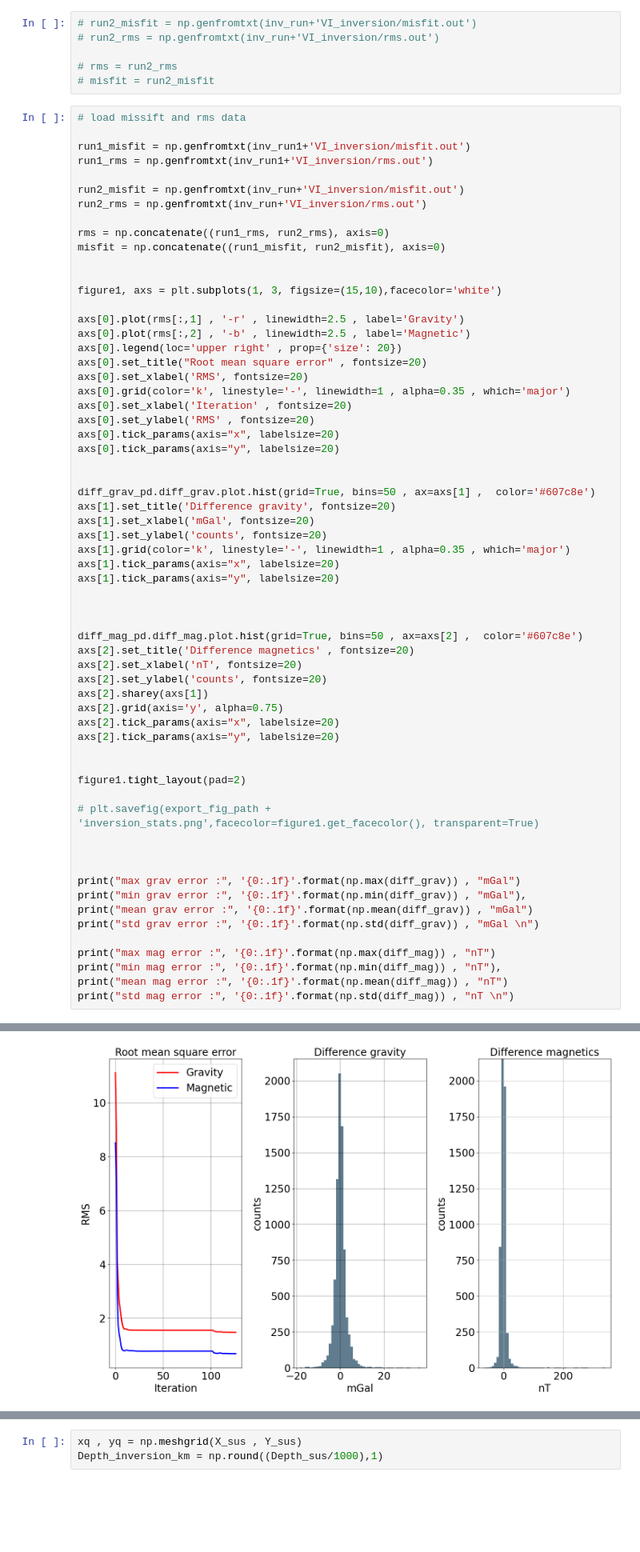
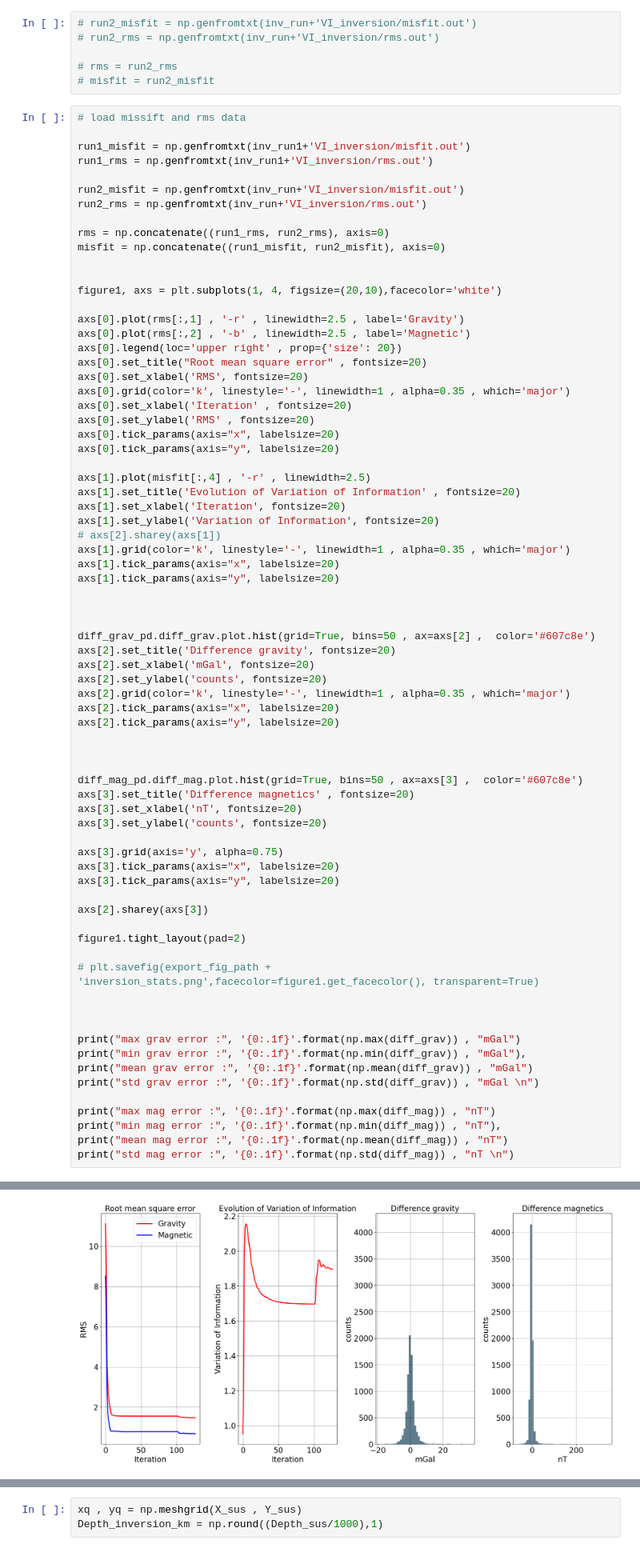
Before and after one commit to MaximilianLowe/VI_inversion_WSB_TAM_JGRse, a Jupyter notebook: Illustrate_VI_inversion_results.ipynb, the cells around one changed output, grey strips where cells are left out. Shown at 80% size. Saved outputs shown, nothing was run; the diff lists cells and outputs as text; blank space fills up the shorter version.

Commit message:
adding variation of information plot

```diff
--- a/Illustrate_VI_inversion_results.ipynb
+++ b/Illustrate_VI_inversion_results.ipynb
@@ -117,7 +117,7 @@ rms = np.concatenate((run1_rms, run2_rms), axis=0)
 misfit = np.concatenate((run1_misfit, run2_misfit), axis=0)
 
 
-figure1, axs = plt.subplots(1, 3, figsize=(15,10),facecolor='white')
+figure1, axs = plt.subplots(1, 4, figsize=(20,10),facecolor='white')
 
 axs[0].plot(rms[:,1] , '-r' , linewidth=2.5 , label='Gravity')
 axs[0].plot(rms[:,2] , '-b' , linewidth=2.5 , label='Magnetic')
@@ -130,53 +130,64 @@ axs[0].set_ylabel('RMS' , fontsize=20)
 axs[0].tick_params(axis="x", labelsize=20)
 axs[0].tick_params(axis="y", labelsize=20)
 
-
-diff_grav_pd.diff_grav.plot.hist(grid=True, bins=50 , ax=axs[1] ,  color='#607c8e')
-axs[1].set_title('Difference gravity', fontsize=20)
-axs[1].set_xlabel('mGal', fontsize=20)
-axs[1].set_ylabel('counts', fontsize=20)
+axs[1].plot(misfit[:,4] , '-r' , linewidth=2.5)
+axs[1].set_title('Evolution of Variation of Information' , fontsize=20)
+axs[1].set_xlabel('Iteration', fontsize=20)
+axs[1].set_ylabel('Variation of Information', fontsize=20)
+# axs[2].sharey(axs[1])
 axs[1].grid(color='k', linestyle='-', linewidth=1 , alpha=0.35 , which='major')
 axs[1].tick_params(axis="x", labelsize=20)
 axs[1].tick_params(axis="y", labelsize=20)
 
 
 
-diff_mag_pd.diff_mag.plot.hist(grid=True, bins=50 , ax=axs[2] ,  color='#607c8e')
-axs[2].set_title('Difference magnetics' , fontsize=20)
-axs[2].set_xlabel('nT', fontsize=20)
+diff_grav_pd.diff_grav.plot.hist(grid=True, bins=50 , ax=axs[2] ,  color='#607c8e')
+axs[2].set_title('Difference gravity', fontsize=20)
+axs[2].set_xlabel('mGal', fontsize=20)
 axs[2].set_ylabel('counts', fontsize=20)
-axs[2].sharey(axs[1])
-axs[2].grid(axis='y', alpha=0.75)
+axs[2].grid(color='k', linestyle='-', linewidth=1 , alpha=0.35 , which='major')
 axs[2].tick_params(axis="x", labelsize=20)
 axs[2].tick_params(axis="y", labelsize=20)
 
+
+
+diff_mag_pd.diff_mag.plot.hist(grid=True, bins=50 , ax=axs[3] ,  color='#607c8e')
+axs[3].set_title('Difference magnetics' , fontsize=20)
+axs[3].set_xlabel('nT', fontsize=20)
+axs[3].set_ylabel('counts', fontsize=20)
+
+axs[3].grid(axis='y', alpha=0.75)
+axs[3].tick_params(axis="x", labelsize=20)
+axs[3].tick_params(axis="y", labelsize=20)
+
+axs[2].sharey(axs[3])
 
 figure1.tight_layout(pad=2)
 
 # plt.savefig(export_fig_path + 'inversion_stats.png',facecolor=figure1.get_facecolor(), transparent=True)
 
 
 
 print("max grav error :", '{0:.1f}'.format(np.max(diff_grav)) , "mGal")
 print("min grav error :", '{0:.1f}'.format(np.min(diff_grav)) , "mGal"),
 print("mean grav error :", '{0:.1f}'.format(np.mean(diff_grav)) , "mGal")
 print("std grav error :", '{0:.1f}'.format(np.std(diff_grav)) , "mGal \n")
 
 print("max mag error :", '{0:.1f}'.format(np.max(diff_mag)) , "nT")
 print("min mag error :", '{0:.1f}'.format(np.min(diff_mag)) , "nT"),
 print("mean mag error :", '{0:.1f}'.format(np.mean(diff_mag)) , "nT")
 print("std mag error :", '{0:.1f}'.format(np.std(diff_mag)) , "nT \n")
 # %% [output]
 max grav error : 36.6 mGal
 min grav error : -18.4 mGal
 mean grav error : 0.1 mGal
 std grav error : 2.9 mGal
 
 max mag error : 340.9 nT
 min mag error : -64.5 nT
 mean mag error : -1.3 nT
 std mag error : 13.1 nT
-[figure, old version]
+[figure, new version]
 # %%
 #read in magnetic inversion model
 mag_fh = Dataset(inv_run+"VI_inversion/result.mag.inv.nc")
```
